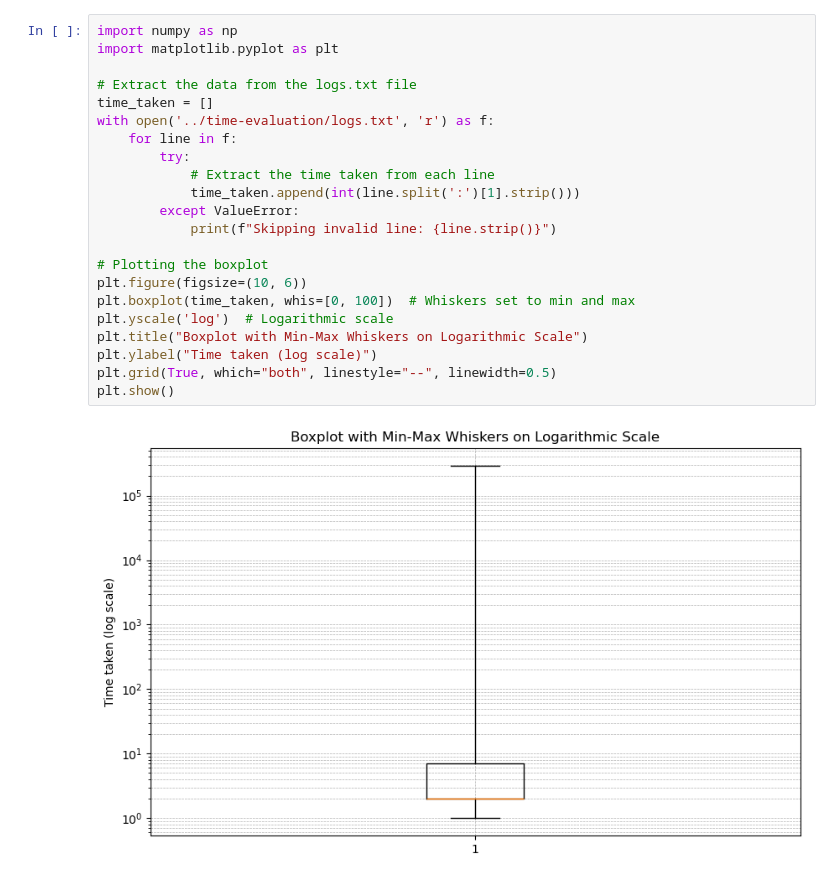
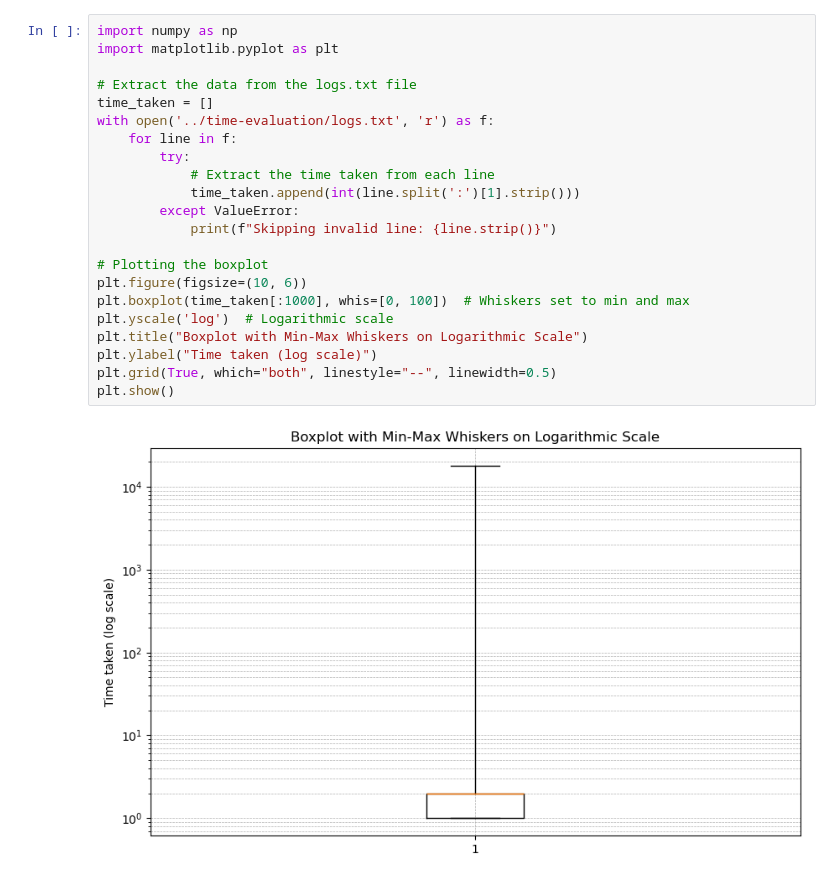
Before and after one commit to stagnu-m/BA-source-files, a Jupyter notebook: notebooks/test-logs.ipynb, the cells around one changed output. Cells and saved outputs as stored; diff of their text form.

```diff
--- a/notebooks/test-logs.ipynb
+++ b/notebooks/test-logs.ipynb
@@ -1,24 +1,24 @@
 # %%
 import numpy as np
 import matplotlib.pyplot as plt
 
 # Extract the data from the logs.txt file
 time_taken = []
 with open('../time-evaluation/logs.txt', 'r') as f:
     for line in f:
         try:
             # Extract the time taken from each line
             time_taken.append(int(line.split(':')[1].strip()))
         except ValueError:
             print(f"Skipping invalid line: {line.strip()}")
 
 # Plotting the boxplot
 plt.figure(figsize=(10, 6))
-plt.boxplot(time_taken, whis=[0, 100])  # Whiskers set to min and max
+plt.boxplot(time_taken[:1000], whis=[0, 100])  # Whiskers set to min and max
 plt.yscale('log')  # Logarithmic scale
 plt.title("Boxplot with Min-Max Whiskers on Logarithmic Scale")
 plt.ylabel("Time taken (log scale)")
 plt.grid(True, which="both", linestyle="--", linewidth=0.5)
 plt.show()
 # %% [output]
-[figure, old version]
+[figure, new version]
```
Also changed, not shown: 6 other files.
